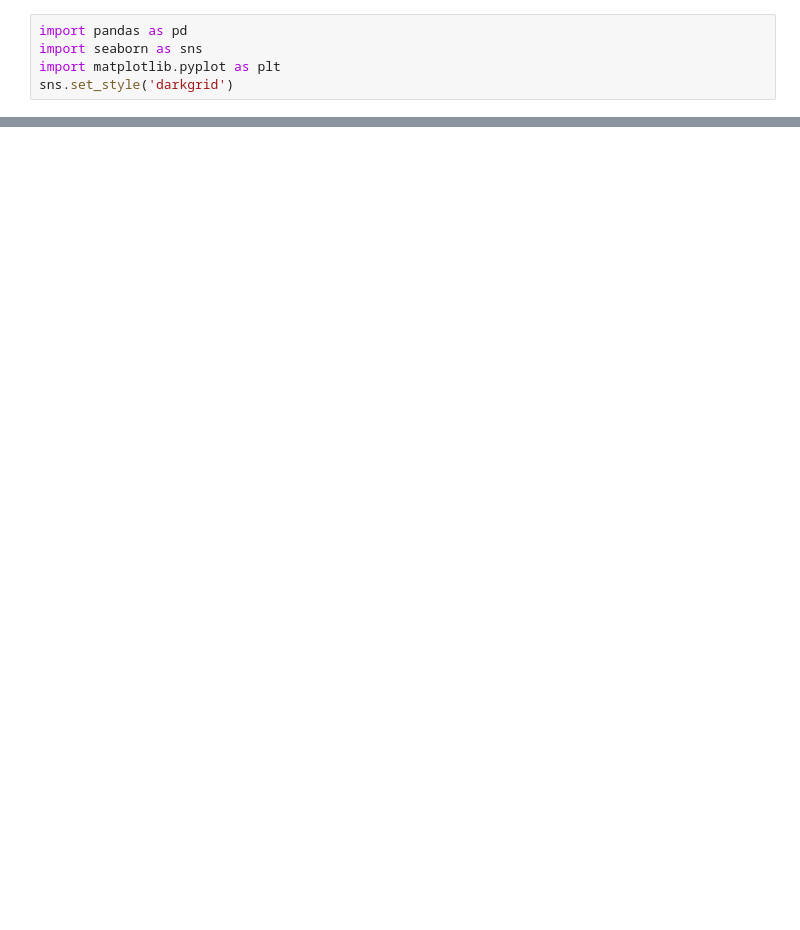
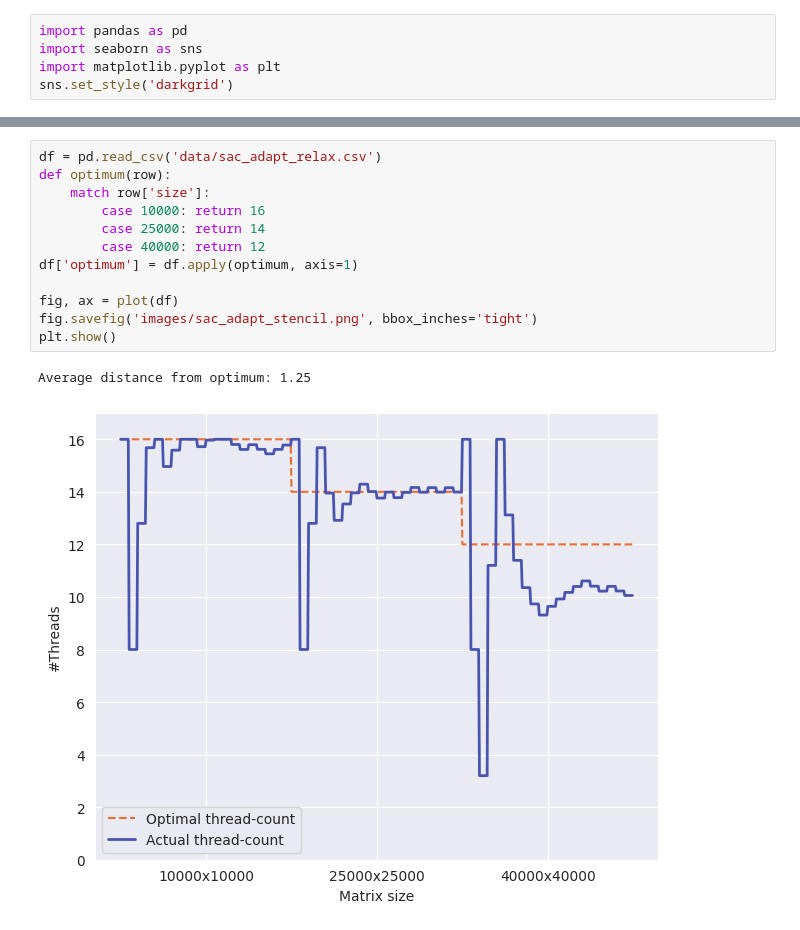
Before and after one commit to JordyAaldering/mtdynamic, a Jupyter notebook: adapt.ipynb, the cells around one changed output, grey strips where cells are left out. Cells and saved outputs as stored; diff of their text form; blank space fills up the shorter version.

```diff
--- a/adapt.ipynb
+++ b/adapt.ipynb
@@ -130,0 +97,15 @@ Average distance from optimum: 2.1443
+# %%
+df = pd.read_csv('data/sac_adapt_relax.csv')
+def optimum(row):
+    match row['size']:
+        case 10000: return 16
+        case 25000: return 14
+        case 40000: return 12
+df['optimum'] = df.apply(optimum, axis=1)
+
+fig, ax = plot(df)
+fig.savefig('images/sac_adapt_stencil.png', bbox_inches='tight')
+plt.show()
+# %% [output]
+Average distance from optimum: 1.25
+[figure, added]
```
Also changed, not shown: parts of 7 cells of this notebook, 7 other files.
